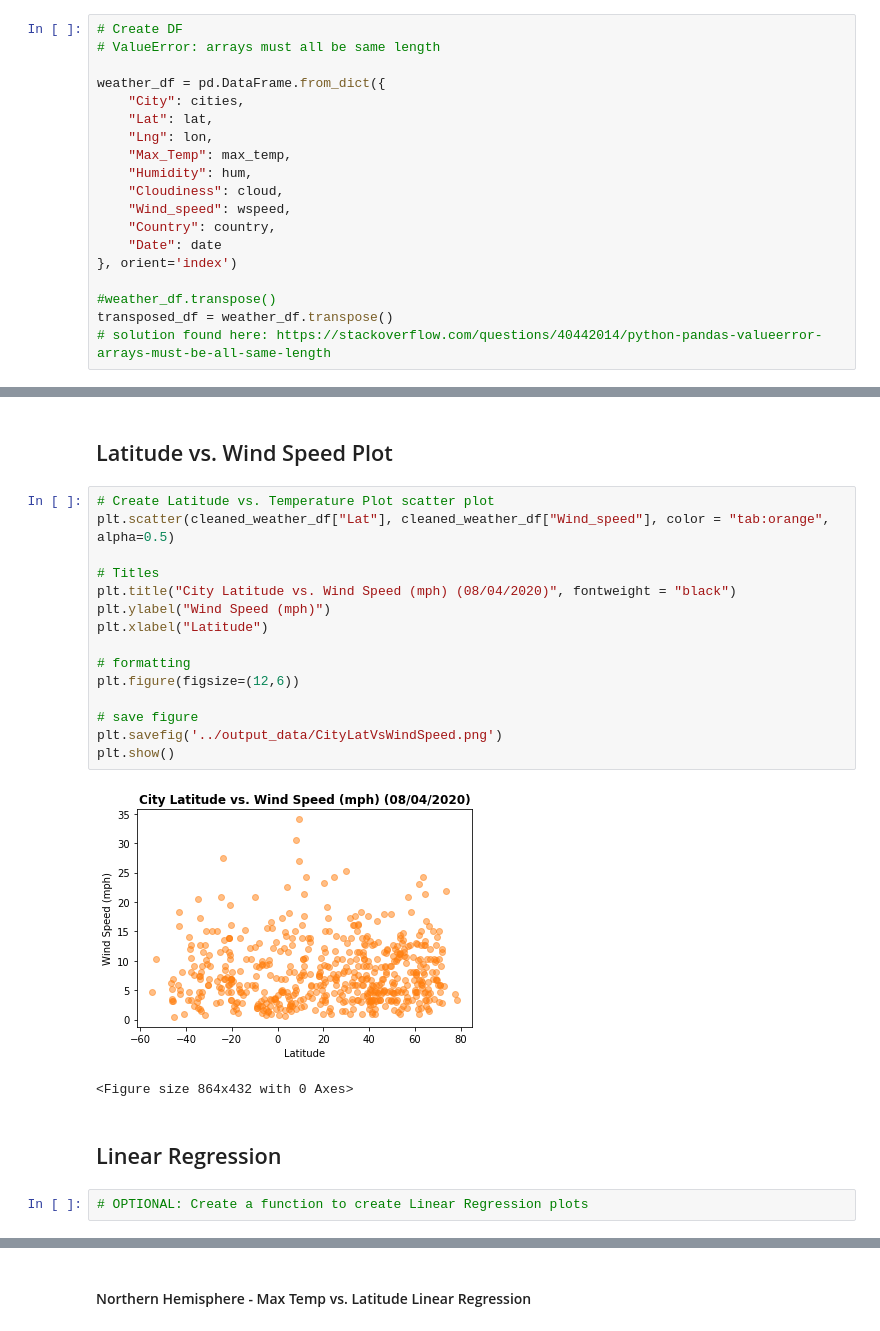
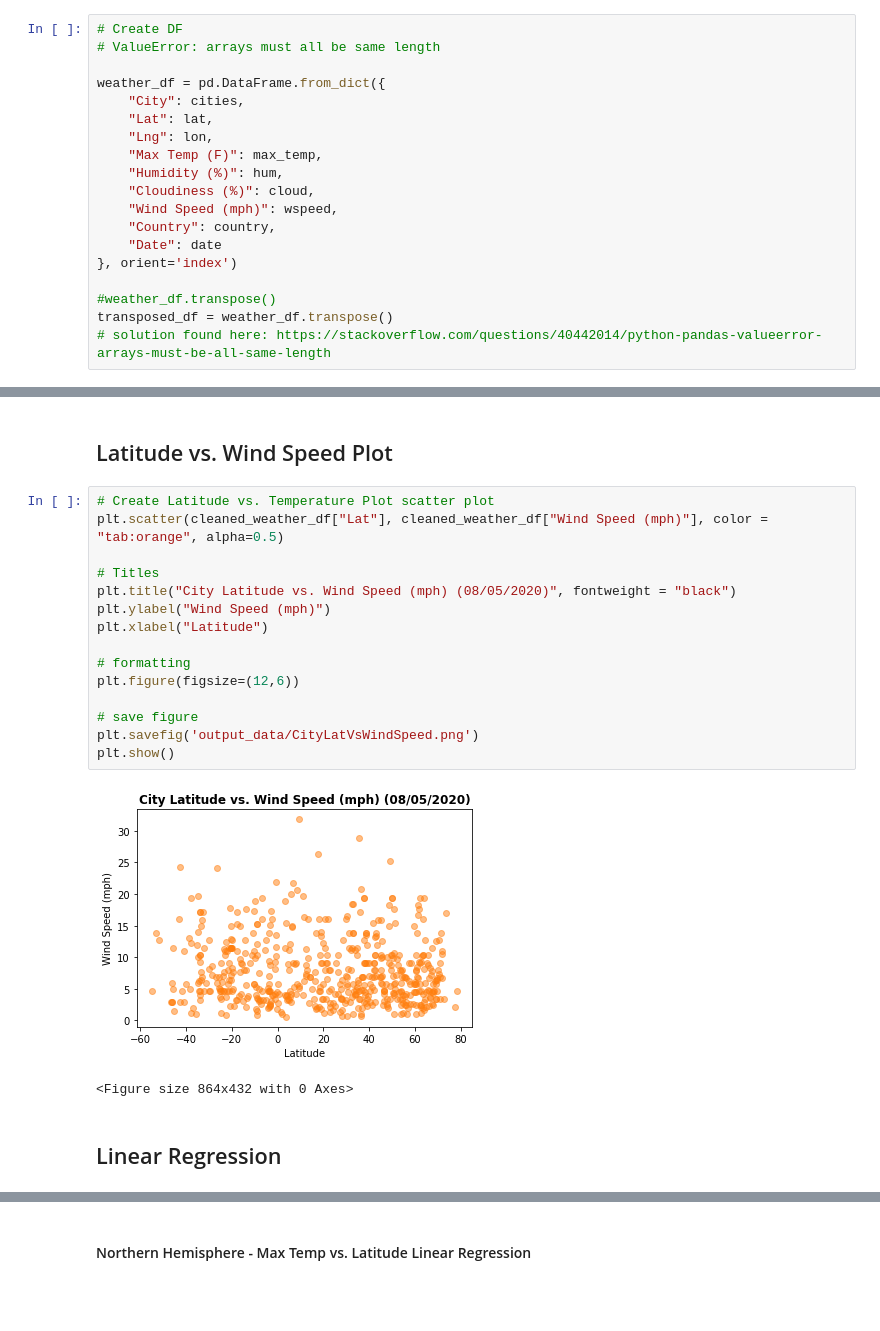
Before and after one commit to ckaady/python-api-challenge, a Jupyter notebook: WeatherPy/WeatherPy.ipynb, the cells around one changed output, grey strips where cells are left out. Cells and saved outputs as stored; diff of their text form; blank space fills up the shorter version.

```diff
--- a/WeatherPy/WeatherPy.ipynb
+++ b/WeatherPy/WeatherPy.ipynb
@@ -130,10 +130,10 @@ weather_df = pd.DataFrame.from_dict({
     "City": cities,
     "Lat": lat,
     "Lng": lon,
-    "Max_Temp": max_temp,
-    "Humidity": hum,
-    "Cloudiness": cloud,
-    "Wind_speed": wspeed,
+    "Max Temp (F)": max_temp,
+    "Humidity (%)": hum,
+    "Cloudiness (%)": cloud,
+    "Wind Speed (mph)": wspeed,
     "Country": country,
     "Date": date
 }, orient='index')
@@ -260,23 +260,21 @@ plt.show()
 ## Latitude vs. Wind Speed Plot
 # %%
 # Create Latitude vs. Temperature Plot scatter plot
-plt.scatter(cleaned_weather_df["Lat"], cleaned_weather_df["Wind_speed"], color = "tab:orange", alpha=0.5)
+plt.scatter(cleaned_weather_df["Lat"], cleaned_weather_df["Wind Speed (mph)"], color = "tab:orange", alpha=0.5)
 
 # Titles
-plt.title("City Latitude vs. Wind Speed (mph) (08/04/2020)", fontweight = "black")
+plt.title("City Latitude vs. Wind Speed (mph) (08/05/2020)", fontweight = "black")
 plt.ylabel("Wind Speed (mph)")
 plt.xlabel("Latitude")
 
 # formatting
 plt.figure(figsize=(12,6))
 
 # save figure
-plt.savefig('../output_data/CityLatVsWindSpeed.png')
+plt.savefig('output_data/CityLatVsWindSpeed.png')
 plt.show()
 # %% [output]
-[figure, old version]
+[figure, new version]
 <Figure size 864x432 with 0 Axes>
 # %% [markdown]
 ## Linear Regression
-# %%
-# OPTIONAL: Create a function to create Linear Regression plots
```
Also changed, not shown: parts of 13 cells of this notebook, 7 other files.
